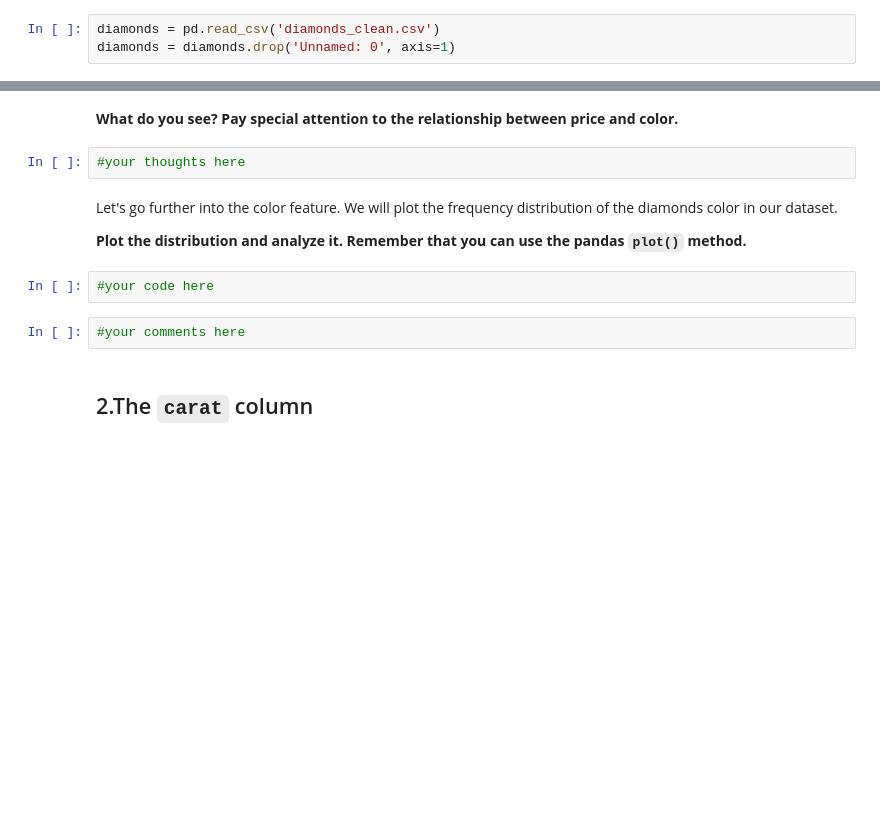
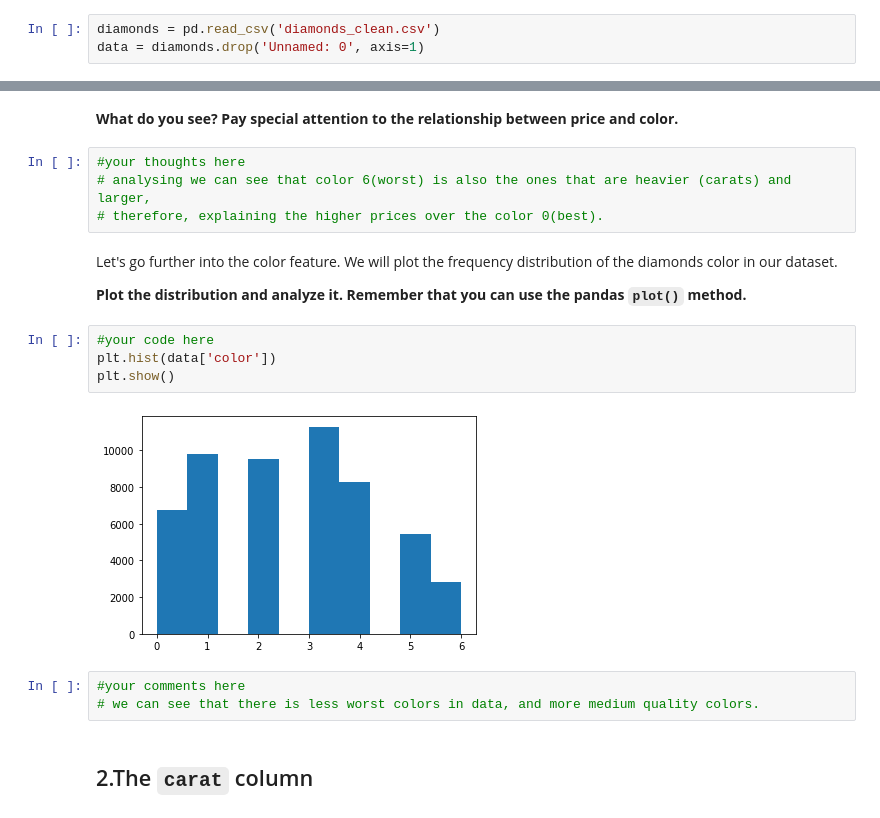
Before and after one commit to ta-data-lis/M2-mini-project1, a Jupyter notebook: 2.-EDA.ipynb, the cells around one changed output, grey strips where cells are left out. Drawn from its saved outputs; the diff is of its cells as text; blank space fills up the shorter version.

```diff
--- a/2.-EDA.ipynb
+++ b/2.-EDA.ipynb
@@ -10,7 +11,7 @@ import pandas as pd
 import matplotlib.pyplot as plt
 # %%
 diamonds = pd.read_csv('diamonds_clean.csv')
-diamonds = diamonds.drop('Unnamed: 0', axis=1)
+data = diamonds.drop('Unnamed: 0', axis=1)
 # %% [markdown]
 Now that we cleaned our data, we can proceed with some exploratory analysis. We will analyze the features that affect price the most.
 
@@ -37,15 +86,22 @@ First, let's look at the color column.
 # %% [markdown]
 **What do you see? Pay special attention to the relationship between price and color.**
-# %%
-#your thoughts here
+# %%
+#your thoughts here
+# analysing we can see that color 6(worst) is also the ones that are heavier (carats) and larger,
+# therefore, explaining the higher prices over the color 0(best).
 # %% [markdown]
 Let's go further into the color feature. We will plot the frequency distribution of the diamonds color in our dataset.
 
 **Plot the distribution and analyze it. Remember that you can use the pandas `plot()` method.**
 # %%
 #your code here
+plt.hist(data['color'])
+plt.show()
+# %% [output]
+[figure, added]
-# %%
-#your comments here
+# %%
+#your comments here
+# we can see that there is less worst colors in data, and more medium quality colors.
 # %% [markdown]
 ## 2.The `carat` column
 # %% [markdown]
```
Also changed, not shown: parts of 36 cells of this notebook, 1 other file.
